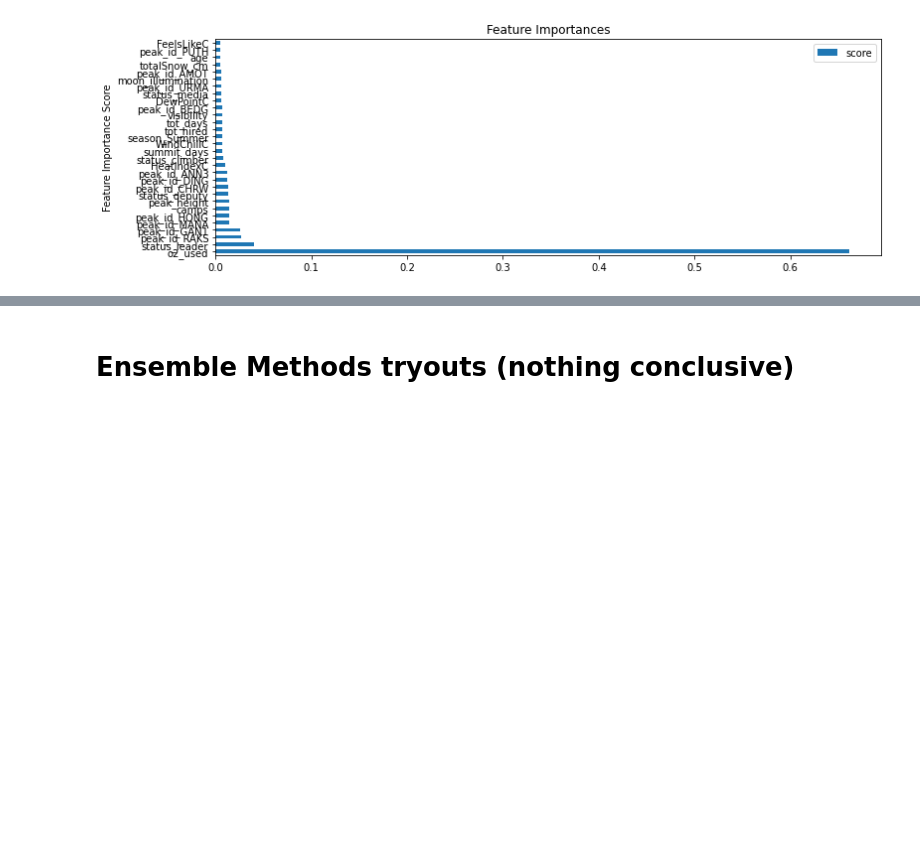
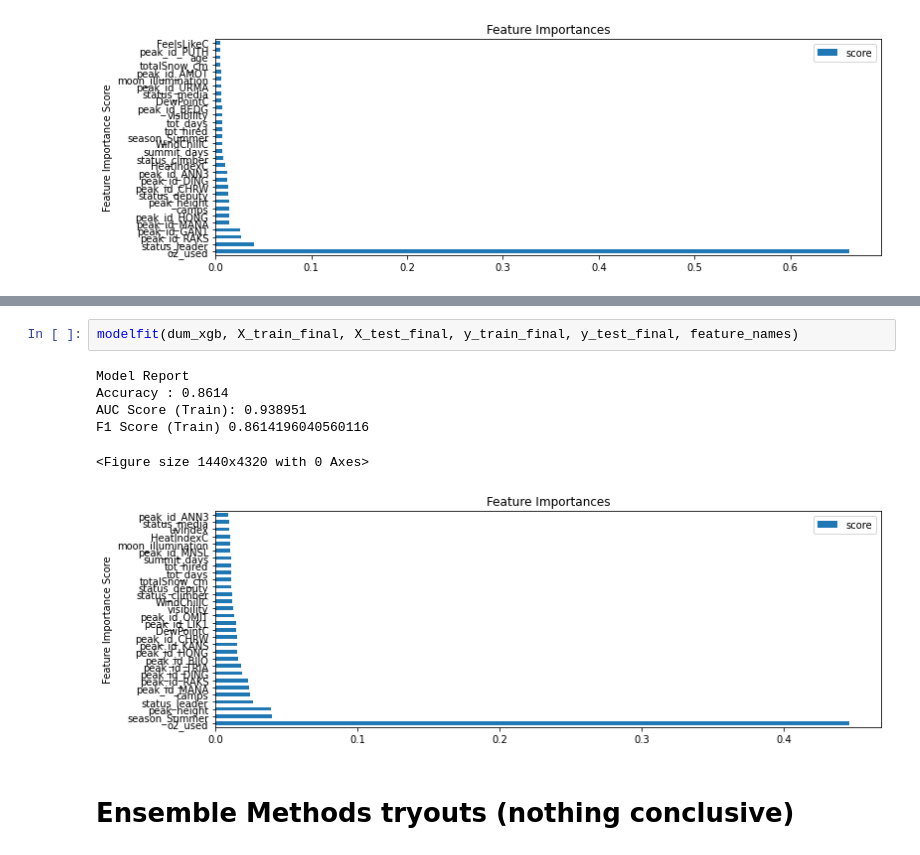
Before and after one commit to JeremyDel/himalaya-project, a Jupyter notebook: himalaya-project/ML_Boosting.ipynb, the cells around one changed output, grey strips where cells are left out. Cells and saved outputs as stored; diff of their text form; blank space fills up the shorter version.

```diff
--- a/himalaya-project/ML_Boosting.ipynb
+++ b/himalaya-project/ML_Boosting.ipynb
@@ -1112,3 +1129,12 @@ F1 Score (Train) 0.862143891839691
+# %%
+modelfit(dum_xgb, X_train_final, X_test_final, y_train_final, y_test_final, feature_names)
+# %% [output]
+Model Report
+Accuracy : 0.8614
+AUC Score (Train): 0.938951
+F1 Score (Train) 0.8614196040560116
+<Figure size 1440x4320 with 0 Axes>
+[figure, added]
 # %% [markdown]
 # Ensemble Methods tryouts (nothing conclusive)
 # %%
```
Also changed, not shown: parts of 6 cells of this notebook.
